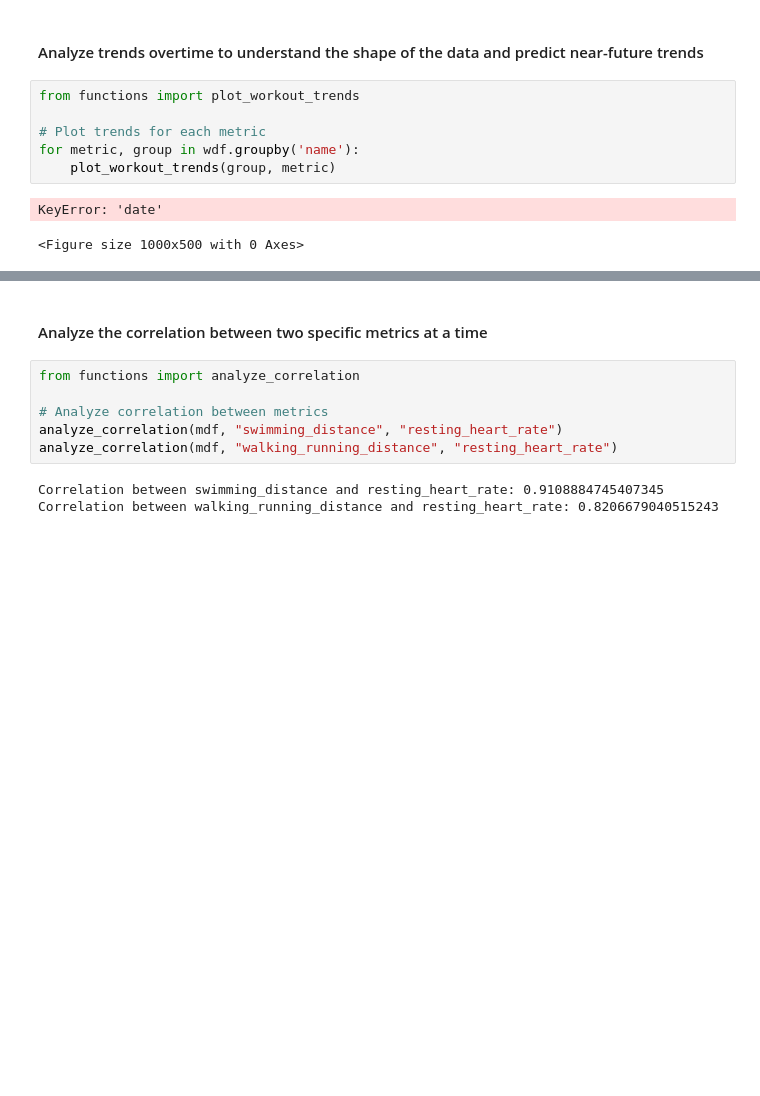
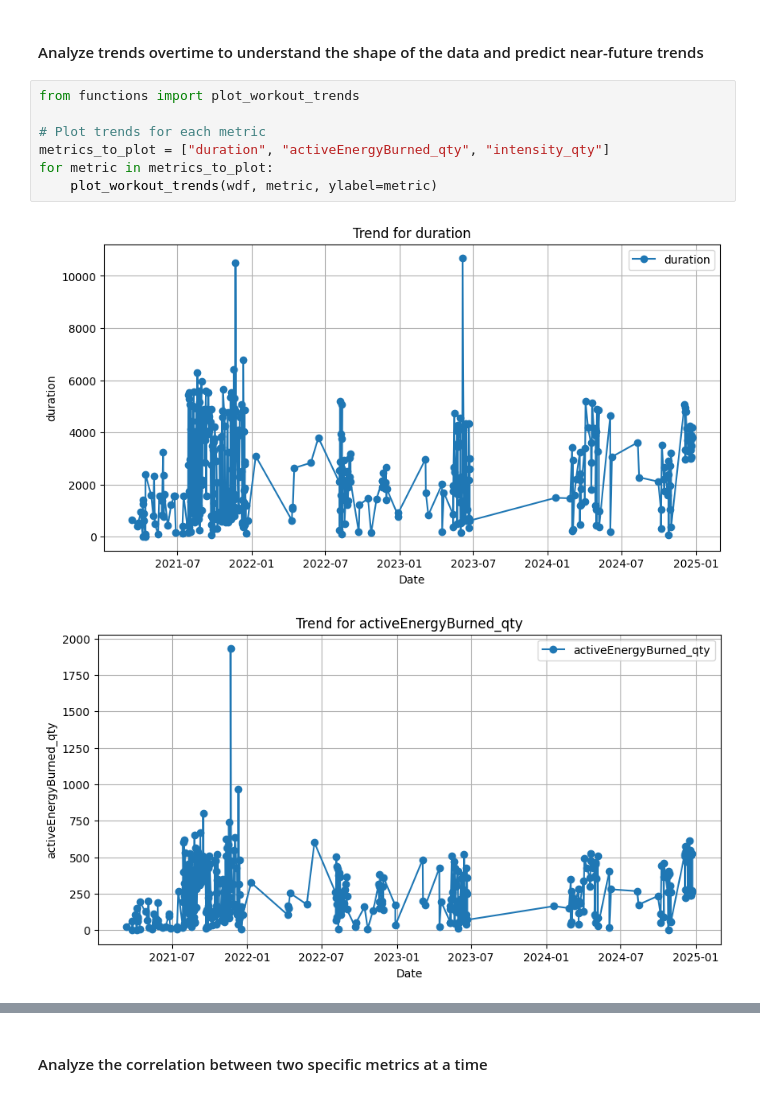
Before and after one commit to jaysaavedra18/apple-fitness-health-app, a Jupyter notebook: ml-server/data_processing/notebooks/workouts_data_analysis.ipynb, the cells around one changed output, grey strips where cells are left out. Cells and saved outputs as stored; diff of their text form; blank space fills up the shorter version.

Commit message:
workout data analysis updated

```diff
--- a/ml-server/data_processing/notebooks/workouts_data_analysis.ipynb
+++ b/ml-server/data_processing/notebooks/workouts_data_analysis.ipynb
@@ -124,9 +142,10 @@ Model Coefficients: [0.09457552]
 # %%
 from functions import plot_workout_trends
 
 # Plot trends for each metric
-for metric, group in wdf.groupby('name'):
-    plot_workout_trends(group, metric)
+metrics_to_plot = ["duration", "activeEnergyBurned_qty", "intensity_qty"]
+for metric in metrics_to_plot:
+    plot_workout_trends(wdf, metric, ylabel=metric)
 # %% [output]
-KeyError: 'date'
-<Figure size 1000x500 with 0 Axes>
+[figure, added]
+[figure, added]
@@ -133,11 +153,2 @@ KeyError: 'date'
 # %% [markdown]
 #### Analyze the correlation between two specific metrics at a time
-# %%
-from functions import analyze_correlation
-
-# Analyze correlation between metrics
-analyze_correlation(mdf, "swimming_distance", "resting_heart_rate")
-analyze_correlation(mdf, "walking_running_distance", "resting_heart_rate")
-# %% [output]
-Correlation between swimming_distance and resting_heart_rate: 0.9108884745407345
-Correlation between walking_running_distance and resting_heart_rate: 0.8206679040515243
```
Also changed, not shown: parts of 4 cells of this notebook, 2 other files.
